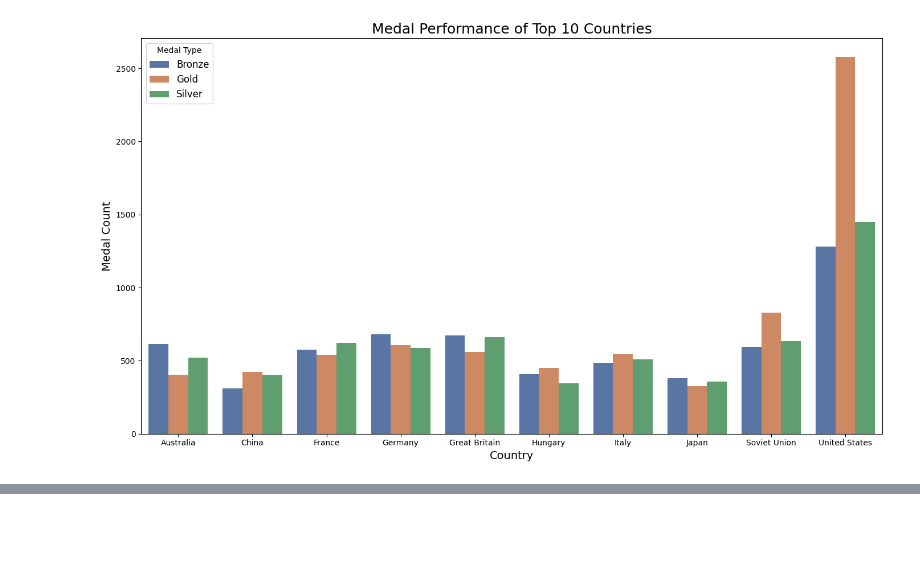
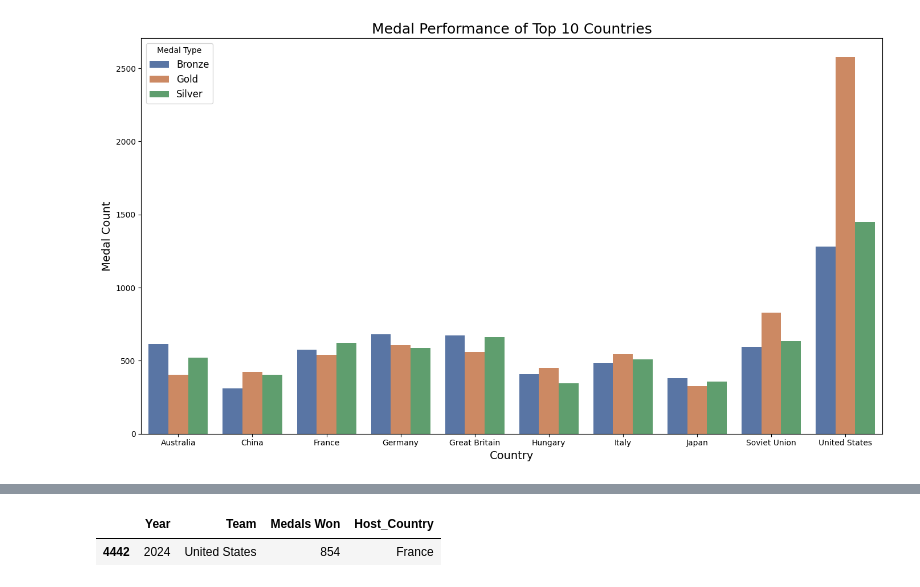
Before and after one commit to WannaBeNeuralNetwork/Data_Visualizations_INFO-590, a Jupyter notebook: Paris 2024 Summer Olympic Games Data analysis/Exported Data/Motivations.ipynb, the cells around one changed output, grey strips where cells are left out. Saved outputs shown, nothing was run; the diff lists cells and outputs as text; code cells hidden in the pictures; blank space fills up the shorter version.

```diff
--- a/Paris 2024 Summer Olympic Games Data analysis/Exported Data/Motivations.ipynb
+++ b/Paris 2024 Summer Olympic Games Data analysis/Exported Data/Motivations.ipynb
@@ -1118,0 +1679,17 @@ Dropdown(description='Select Country:', layout=Layout(width='50%'), options=('A
+# %%
+# Merging the dataframes
+merged_df = pd.merge(
+    medals_by_year_df,  # The medals by team and year dataframe
+    df[['Year', 'City', 'Host_Country']].drop_duplicates(),  # Extracting unique Year-City-Host Country mapping
+    on='Year',
+    how='left'
+)
+
+# Rearranging columns for clarity
+merged_df = merged_df[['Year', 'Team', 'Medals Won', 'Host_Country']]
+
+# Display the merged dataframe
+print(merged_df)
+
+# Optionally, save to a CSV file
+merged_df.to_csv('medals_with_host_country.csv', index=False)
@@ -1118,0 +1711,5 @@ Dropdown(description='Select Country:', layout=Layout(width='50%'), options=('A
+# %%
+merged_df[(merged_df["Year"]==2024)&(merged_df['Team']=='United States')]
+# %% [output]
+|  | Year | Team | Medals Won | Host_Country |
+| 4442 | 2024 | United States | 854 | France |
```
Also changed, not shown: parts of 24 cells of this notebook.
